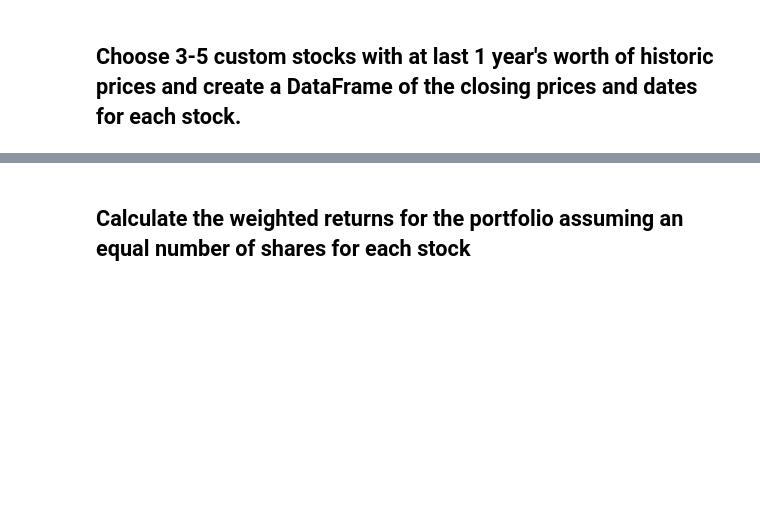
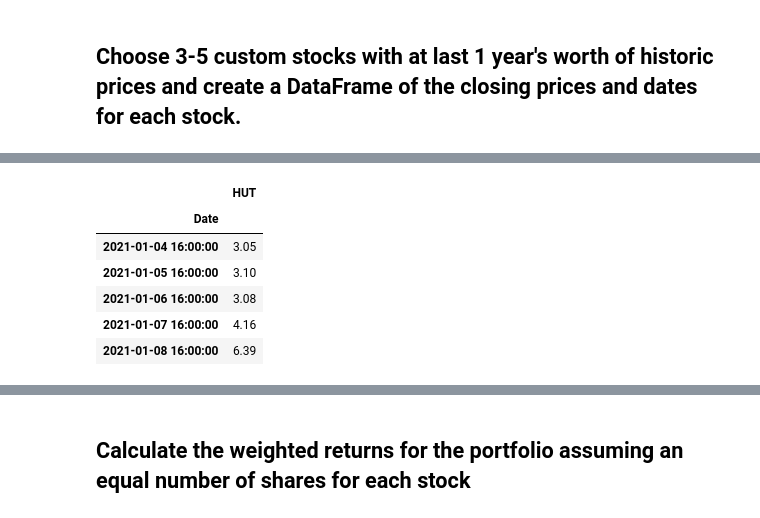
Before and after one commit to farmerplants/pandas-homework, a Jupyter notebook: whale_analysis.ipynb, the cells around one changed output, grey strips where cells are left out. Cells and saved outputs as stored; diff of their text form; code cells hidden in the pictures; blank space fills up the shorter version.

```diff
--- a/whale_analysis.ipynb
+++ b/whale_analysis.ipynb
@@ -432,2 +466,22 @@ In this section, you will build your own portfolio of stocks, calculate the retu
+# %%
+# Reading data from 3rd stock -- HUT (HUT8)
+hut8_path = Path('Resources/HUT8.csv')
+
+#read and set datetime index
+hut8_df = pd.read_csv(hut8_path, delimiter = ',', infer_datetime_format=True, parse_dates=True, index_col = 'Date')
+
+#rename close to RIOT to denote which closing price will be which once the DF's are joined
+hut8_df = hut8_df.rename(columns={
+    'Close' : 'HUT'
+})
+hut8_df.head()
+# %% [output]
+|  | HUT |
+| Date |  |
+| 2021-01-04 16:00:00 | 3.05 |
+| 2021-01-05 16:00:00 | 3.10 |
+| 2021-01-06 16:00:00 | 3.08 |
+| 2021-01-07 16:00:00 | 4.16 |
+| 2021-01-08 16:00:00 | 6.39 |
 # %%
 # Combine all stocks in a single DataFrame
```
Also changed, not shown: parts of 12 cells of this notebook, 3 other files.
